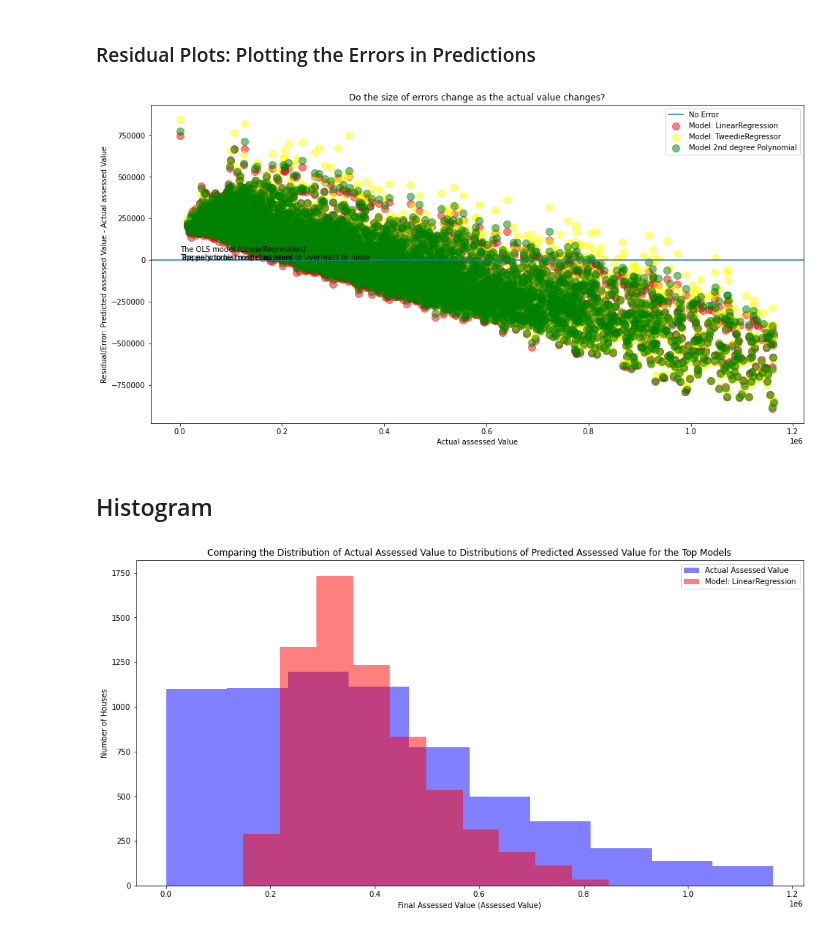
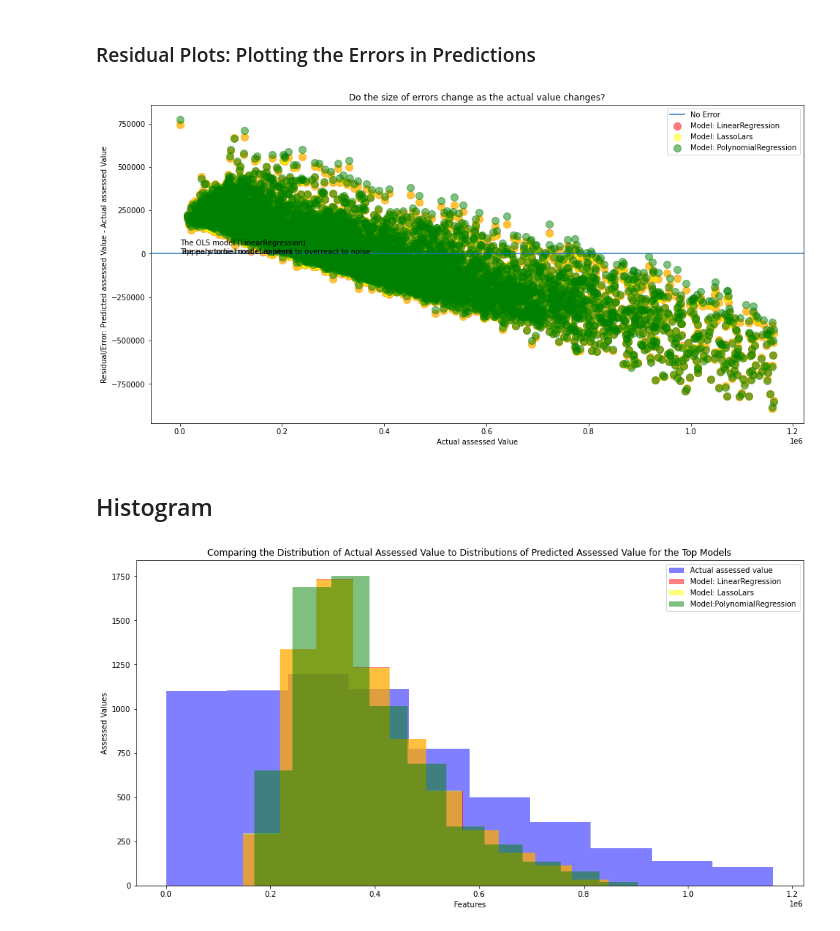
Before and after one commit to patrickamwayi/zillow-regression-project, a Jupyter notebook: zillow_project_workbook.ipynb, the cells around one changed output. Saved outputs shown, nothing was run; the diff lists cells and outputs as text; code cells hidden in the pictures.

```diff
--- a/zillow_project_workbook.ipynb
+++ b/zillow_project_workbook.ipynb
@@ -843,15 +863,15 @@ plt.show()
 # %% [markdown]
 ### Residual Plots: Plotting the Errors in Predictions
 # %%
-# y_validate.head()
+# plot y_validate predictions
 plt.figure(figsize=(16,8))
 plt.axhline(label="No Error")
 plt.scatter(y_validate.assessed_value, y_validate.assessed_value_pred_lm - y_validate.assessed_value,
             alpha=.5, color="red", s=100, label="Model: LinearRegression")
-plt.scatter(y_validate.assessed_value, y_validate.assessed_value_pred_glm - y_validate.assessed_value,
-            alpha=.5, color="yellow", s=100, label="Model: TweedieRegressor")
+plt.scatter(y_validate.assessed_value, y_validate.assessed_value_pred_lars - y_validate.assessed_value,
+            alpha=.5, color="yellow", s=100, label="Model: LassoLars")
 plt.scatter(y_validate.assessed_value, y_validate.assessed_value_pred_pf - y_validate.assessed_value,
-            alpha=.5, color="green", s=100, label="Model 2nd degree Polynomial")
+            alpha=.5, color="green", s=100, label="Model: PolynomialRegression")
 plt.legend()
 plt.xlabel("Actual assessed Value")
 plt.ylabel("Residual/Error: Predicted assessed Value - Actual assessed Value")
@@ -860,6 +880,6 @@ plt.annotate("The polynomial model appears to overreact to noise", (2.0, -10))
 plt.annotate("The OLS model (LinearRegression)\n appears to be most consistent", (15.5, 3))
 plt.show()
 # %% [output]
-[figure, old version]
+[figure, new version]
 # %% [markdown]
 ## Histogram
@@ -871,16 +886,17 @@ plt.show()
 # %%
 # plot to visualize actual vs predicted.
 plt.figure(figsize=(16,8))
-plt.hist(y_validate.assessed_value, color='blue', alpha=.5, label="Actual Assessed Value")
-plt.hist(y_validate.assessed_value_pred_lm, color='red', alpha=.5, label="Model: Polynomial Regression")
-#plt.hist(y_validate.Assessed_value_pred_glm, color='yellow', alpha=.5, label="Model: TweedieRegressor")
-#plt.hist(y_validate.assessed_value_pred_lm2, color='green', alpha=.5, label="Model 2nd degree Polynomial")
-plt.xlabel("Final Assessed Value (Assessed Value)")
-plt.ylabel("Number of Houses")
+plt.hist(y_validate.assessed_value, color='blue', alpha=.5, label="Actual assessed value")
+
+plt.hist(y_validate.assessed_value_pred_lm, color='red', alpha=.5, label="Model: LinearRegression")
+plt.hist(y_validate.assessed_value_pred_lars, color='yellow', alpha=.5, label="Model: LassoLars")
+plt.hist(y_validate.assessed_value_pred_pf, color='green', alpha=.5, label="Model:PolynomialRegression")
+plt.xlabel("Features")
+plt.ylabel("Assessed Values")
 plt.title("Comparing the Distribution of Actual Assessed Value to Distributions of Predicted Assessed Value for the Top Models")
 plt.legend()
 plt.show()
 # %% [output]
-[figure, old version]
+[figure, new version]
 # %%
 # final steps before putting into production:
```
Also changed, not shown: parts of 32 cells of this notebook.
